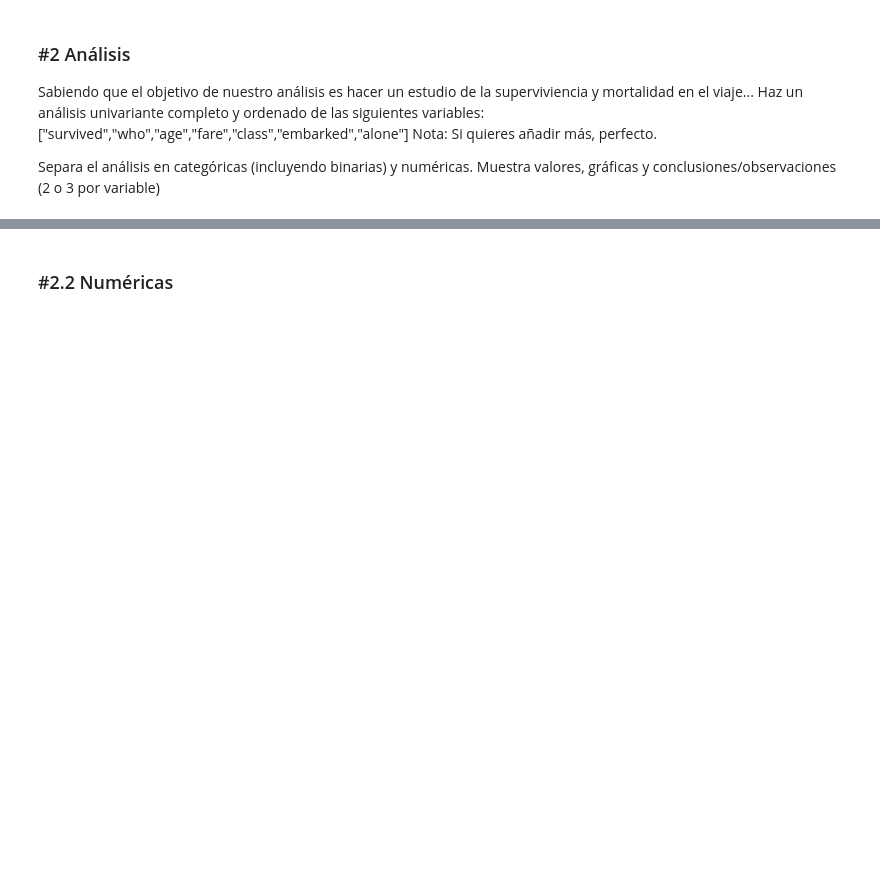
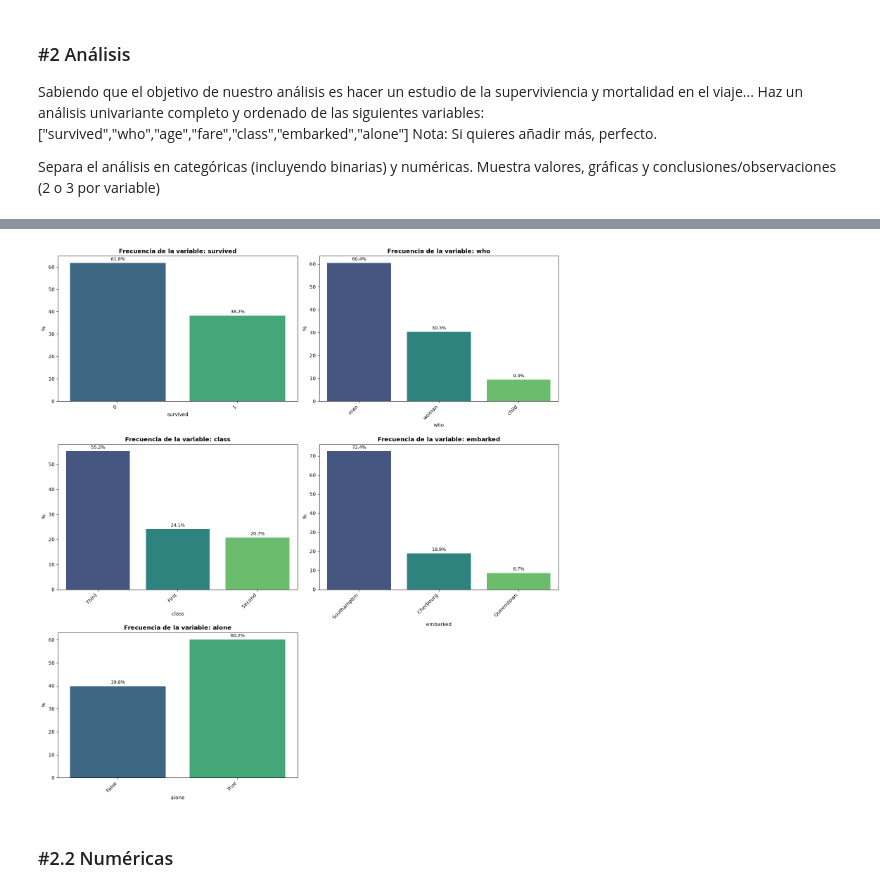
Before and after one commit to PaulitaLull/DATA_SCIENCE_PAULALULL, a Jupyter notebook: 03_DataAnalisis/03_EDA_Estadistica_Descriptiva/U01_Univariante/ejercicios/P01_Practica_Univariante.ipynb, the cells around one changed output, grey strips where cells are left out. Cells and saved outputs as stored; diff of their text form; code cells hidden in the pictures; blank space fills up the shorter version.

```diff
--- a/03_DataAnalisis/03_EDA_Estadistica_Descriptiva/U01_Univariante/ejercicios/P01_Practica_Univariante.ipynb
+++ b/03_DataAnalisis/03_EDA_Estadistica_Descriptiva/U01_Univariante/ejercicios/P01_Practica_Univariante.ipynb
@@ -13,3 +11,10 @@ import seaborn as sns
+# %%
+import seaborn as sns
+import pandas as pd
+import numpy as np
+import matplotlib.pyplot as plt
+
+titanic= pd.read_csv("../data/titanic.csv")
 # %% [markdown]
 ### #1 Preparación
 # %% [markdown]
@@ -40,3 +156,14 @@ Sobre el dataset "limpio". Rellena la tabla de descripción (muy breve) de lo qu
 ### #1.5
 
 Busca en internet las tres ciudades que visitó el Titanic antes de poner rumbo a su destino y llegar a alta mar. Cambia las iniciales por esos valores.
+# %%
+# Mapeo de iniciales a nombres completos de las ciudades
+puertos = {
+    'S': 'Southampton',
+    'C': 'Cherbourg',
+    'Q': 'Queenstown'
+}
+
+titanic["embarked"]=titanic.embarked.map(puertos)
+# Mostrar la distribución de pasajeros por ciudad de embarque
+print(titanic['embarked'].value_counts())
@@ -52,0 +199,51 @@ Separa el análisis en categóricas (incluyendo binarias) y numéricas. Muestra
+# %%
+
+# 1. Seleccionar automáticamente solo las columnas categóricas
+# columnas_categoricas = titanic.select_dtypes(include=['object', 'category']).columns
+columnas_categoricas=["survived", "who", "class", "embarked", "alone"]
+
+# Si hay muchas columnas, definimos una CUADRÍCULA de subplots dinámica
+n_cols = 2
+n_rows = 3
+
+plt.figure(figsize=(n_rows*5, n_cols*8))
+
+for i, col in enumerate(columnas_categoricas, 1):  # el 1 porque en plt se empieza a contar sobre 1
+    plt.subplot(n_rows, n_cols, i)
+
+    # 2. Calcular los porcentajes
+    # normalize=True da los porcentajes (0 a 1), multiplicamos por 100 para tener el %
+    titanic_prop = (titanic[col].value_counts(normalize=True) * 100).reset_index()
+    titanic_prop.columns = [col, 'Porcentaje']
+
+    # Crear el gráfico de barras con las frecuencias (value_counts)
+    ax= sns.barplot(
+        data=titanic_prop,
+        x=col,
+        y="Porcentaje",
+        # order=titanic[col].value_counts().index, # Ordenadas de mayor a menor frecuencia
+        palette="viridis"
+    )
+
+    plt.title(f'Frecuencia de la variable: {col}', fontsize=12, fontweight='bold')
+    plt.xlabel(col, fontsize=10)
+    plt.ylabel('%', fontsize=10)
+    plt.xticks(rotation=45, ha='right') # Rota las etiquetas si son largas
+
+    # 4. Añadir el valor numérico exacto sobre cada barra
+    for p in ax.patches:
+        height = p.get_height()
+        if height > 0: # Evitar poner etiquetas en barras vacías si las hubiera
+            ax.annotate(
+                f'{height:.1f}%', # Formato con 1 decimal (ej: 64.8%)
+                (p.get_x() + p.get_width() / 2., height),
+                ha='center', va='bottom',
+                fontsize=9,
+                color='black',
+                xytext=(0, 3), # Desplazamiento vertical de 3 puntos
+                textcoords='offset points'
+            )
+
+plt.tight_layout()
+plt.show()
+# %% [output]
@@ -53,2 +269,3 @@ Separa el análisis en categóricas (incluyendo binarias) y numéricas. Muestra
+[figure, added]
 # %% [markdown]
 ### #2.2 Numéricas
```
Also changed, not shown: parts of 13 cells of this notebook, 39 other files.
